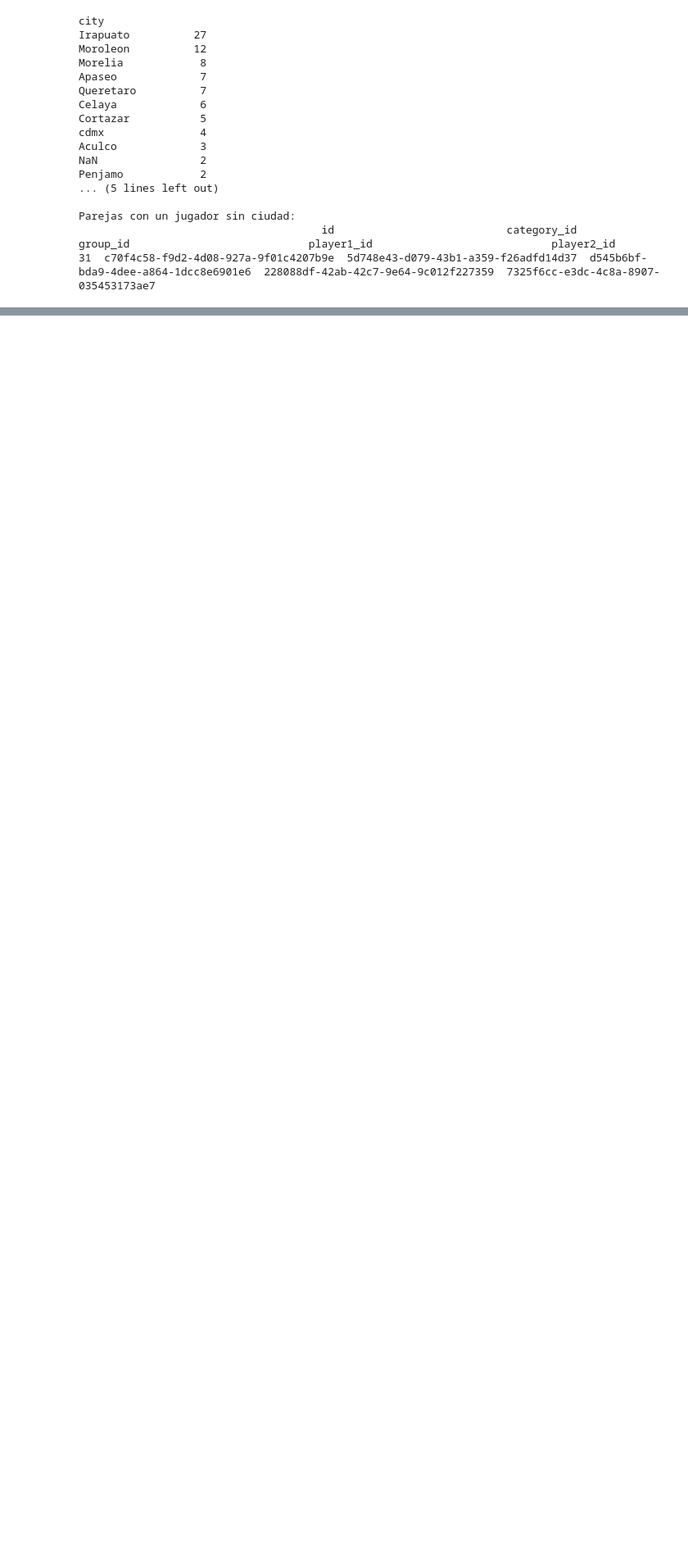
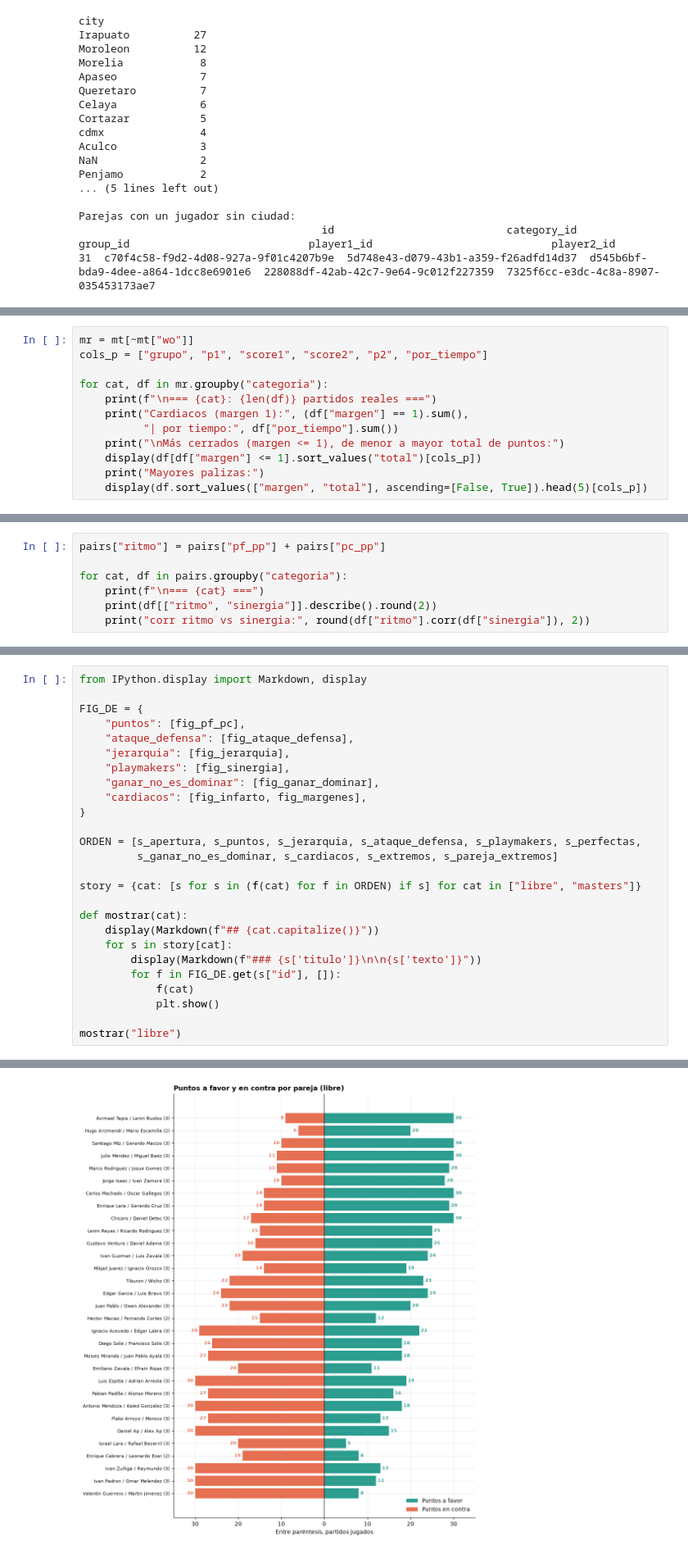
Before and after one commit to Astra-exe/tdlf26-data, a Jupyter notebook: notebooks/EDA.ipynb, the cells around one changed output, grey strips where cells are left out. Shown at 82% size. Saved outputs shown, nothing was run; the diff lists cells and outputs as text; blank space fills up the shorter version.

```diff
--- a/notebooks/EDA.ipynb
+++ b/notebooks/EDA.ipynb
@@ -264,0 +520,12 @@ Parejas con un jugador sin ciudad:
+# %%
+mr = mt[~mt["wo"]]
+cols_p = ["grupo", "p1", "score1", "score2", "p2", "por_tiempo"]
+
+for cat, df in mr.groupby("categoria"):
+    print(f"\n=== {cat}: {len(df)} partidos reales ===")
+    print("Cardiacos (margen 1):", (df["margen"] == 1).sum(),
+          "| por tiempo:", df["por_tiempo"].sum())
+    print("\nMás cerrados (margen <= 1), de menor a mayor total de puntos:")
+    display(df[df["margen"] <= 1].sort_values("total")[cols_p])
+    print("Mayores palizas:")
+    display(df.sort_values(["margen", "total"], ascending=[False, True]).head(5)[cols_p])
@@ -264,0 +562,7 @@ Parejas con un jugador sin ciudad:
+# %%
+pairs["ritmo"] = pairs["pf_pp"] + pairs["pc_pp"]
+
+for cat, df in pairs.groupby("categoria"):
+    print(f"\n=== {cat} ===")
+    print(df[["ritmo", "sinergia"]].describe().round(2))
+    print("corr ritmo vs sinergia:", round(df["ritmo"].corr(df["sinergia"]), 2))
@@ -264,0 +939,27 @@ Parejas con un jugador sin ciudad:
+# %%
+from IPython.display import Markdown, display
+
+FIG_DE = {
+    "puntos": [fig_pf_pc],
+    "ataque_defensa": [fig_ataque_defensa],
+    "jerarquia": [fig_jerarquia],
+    "playmakers": [fig_sinergia],
+    "ganar_no_es_dominar": [fig_ganar_dominar],
+    "cardiacos": [fig_infarto, fig_margenes],
+}
+
+ORDEN = [s_apertura, s_puntos, s_jerarquia, s_ataque_defensa, s_playmakers, s_perfectas,
+         s_ganar_no_es_dominar, s_cardiacos, s_extremos, s_pareja_extremos]
+
+story = {cat: [s for s in (f(cat) for f in ORDEN) if s] for cat in ["libre", "masters"]}
+
+def mostrar(cat):
+    display(Markdown(f"## {cat.capitalize()}"))
+    for s in story[cat]:
+        display(Markdown(f"### {s['titulo']}\n\n{s['texto']}"))
+        for f in FIG_DE.get(s["id"], []):
+            f(cat)
+            plt.show()
+
+mostrar("libre")
+# %% [output]
@@ -264,0 +973 @@ Parejas con un jugador sin ciudad:
+[figure, added]
```
Also changed, not shown: parts of 32 cells of this notebook, 1 other file.
